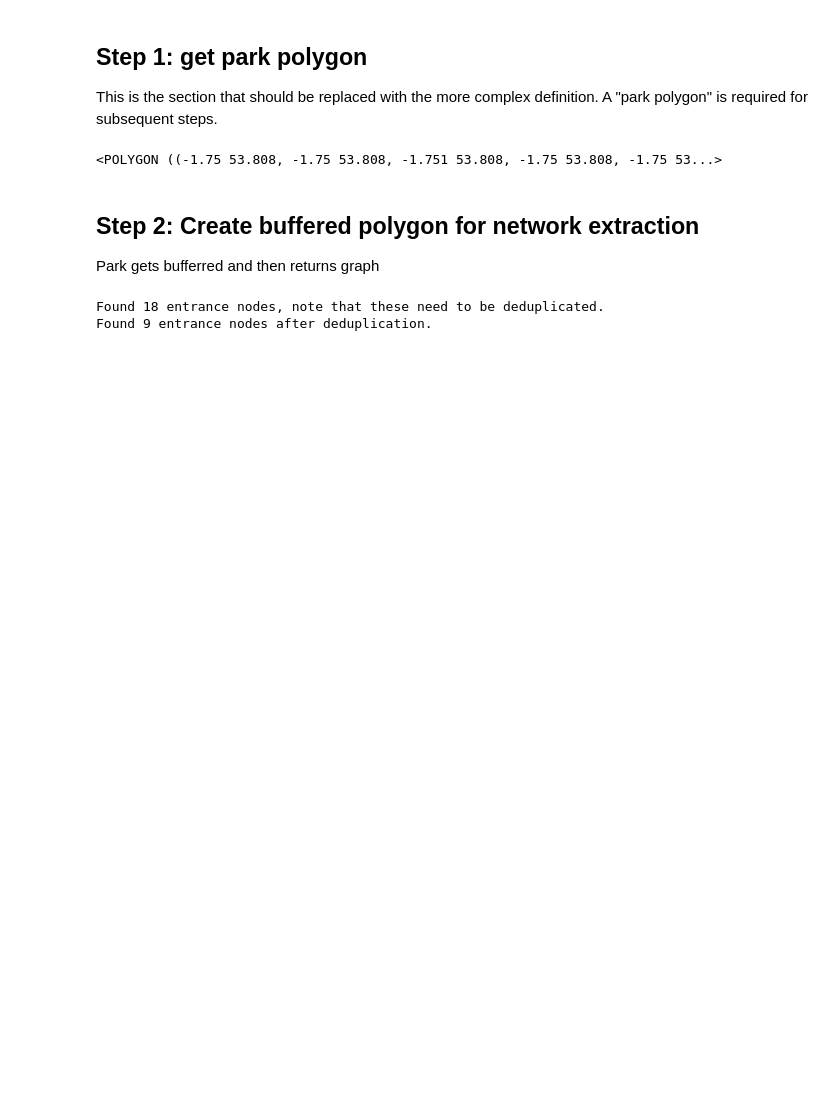
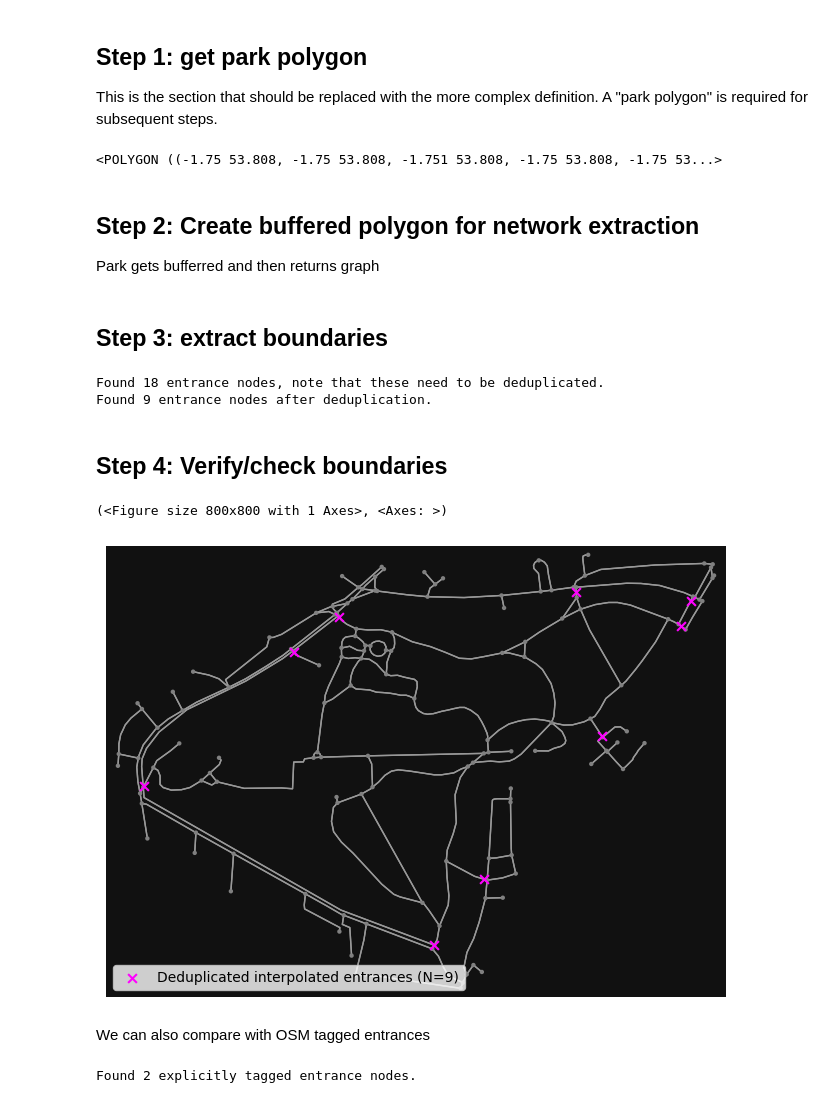
Before and after one commit to Safer-Parks/Reproducible_analysis_development, a Jupyter notebook: notes_and_experiments/park_entrance_calculation_2.ipynb, the cells around one changed output. Cells and saved outputs as stored; diff of their text form; code cells hidden in the pictures; blank space fills up the shorter version.

```diff
--- a/notes_and_experiments/park_entrance_calculation_2.ipynb
+++ b/notes_and_experiments/park_entrance_calculation_2.ipynb
@@ -51,8 +51,23 @@ park_polygon
 Park gets bufferred and then returns graph
 # %%
 Graph = sp.bounds.buffer_network(park_polygon)
+# %% [markdown]
+## Step 3: extract boundaries
 # %%
 interpolated_entrances = sp.entrances.interpolated(Graph, park_polygon)
 # %% [output]
 Found 18 entrance nodes, note that these need to be deduplicated.
 Found 9 entrance nodes after deduplication.
+# %% [markdown]
+## Step 4: Verify/check boundaries
+# %%
+sp.entrances.plot(Graph, interp_points=interpolated_entrances)
+# %% [output]
+(<Figure size 800x800 with 1 Axes>, <Axes: >)
+[figure, added]
+# %% [markdown]
+We can also compare with OSM tagged entrances
+# %%
+tagged_entrances = sp.entrances.tagged(location)
+# %% [output]
+Found 2 explicitly tagged entrance nodes.
```
Also changed, not shown: parts of 2 cells of this notebook, 2 other files.
